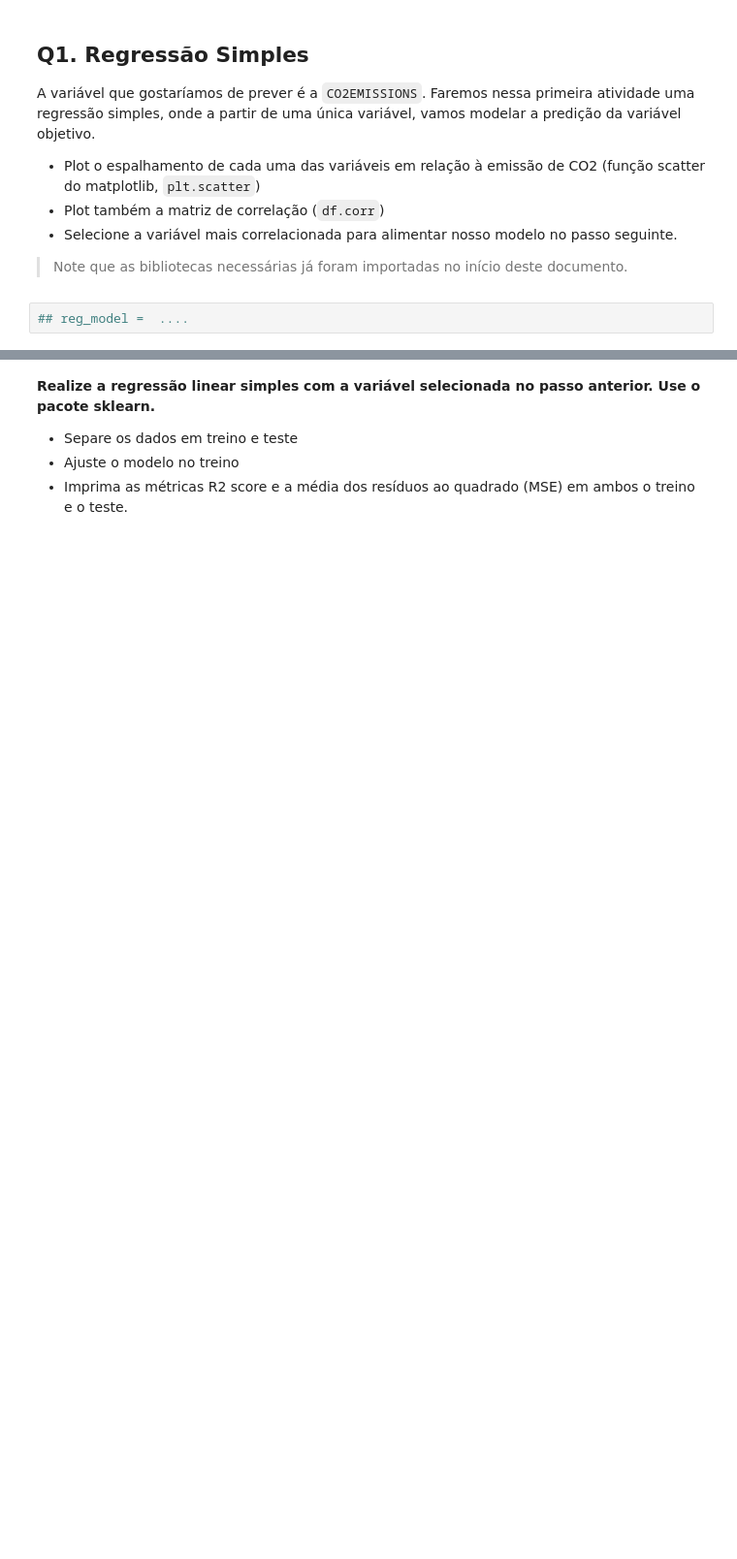
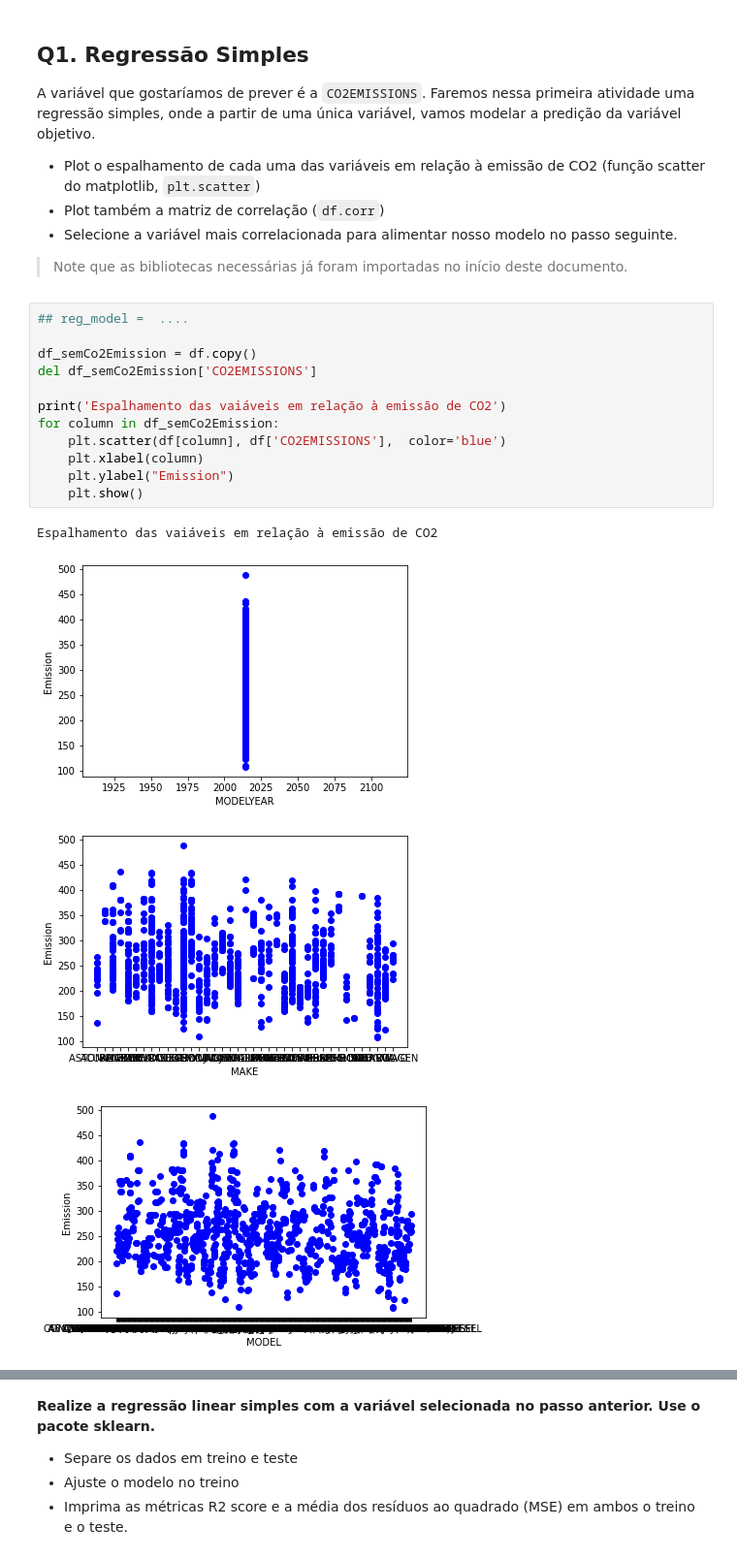
Before and after one commit to Trees-Over-The-Lake/Inteligencia-Artificial, a Jupyter notebook: src/regressao_linear/Exercício_Regressão.ipynb, the cells around one changed output, grey strips where cells are left out. Shown: that part at 97% size. Drawn from its saved outputs; the diff is of its cells as text; blank space fills up the shorter version.

```diff
--- a/src/regressao_linear/Exercício_Regressão.ipynb
+++ b/src/regressao_linear/Exercício_Regressão.ipynb
@@ -73,5 +73,20 @@ A variável que gostaríamos de prever é a `CO2EMISSIONS`. Faremos nessa primei
 - Plot também a matriz de correlação (`df.corr`)
 - Selecione a variável mais correlacionada para alimentar nosso modelo no passo seguinte.
 > Note que as bibliotecas necessárias já foram importadas no início deste documento.
-# %%
-## reg_model =  ....
+# %%
+## reg_model =  ....
+
+df_semCo2Emission = df.copy()
+del df_semCo2Emission['CO2EMISSIONS']
+
+print('Espalhamento das vaiáveis em relação à emissão de CO2')
+for column in df_semCo2Emission:
+    plt.scatter(df[column], df['CO2EMISSIONS'],  color='blue')
+    plt.xlabel(column)
+    plt.ylabel("Emission")
+    plt.show()
+# %% [output]
+Espalhamento das vaiáveis em relação à emissão de CO2
+[figure, added]
+[figure, added]
+[figure, added]
```
Also changed, not shown: parts of 8 cells of this notebook.
